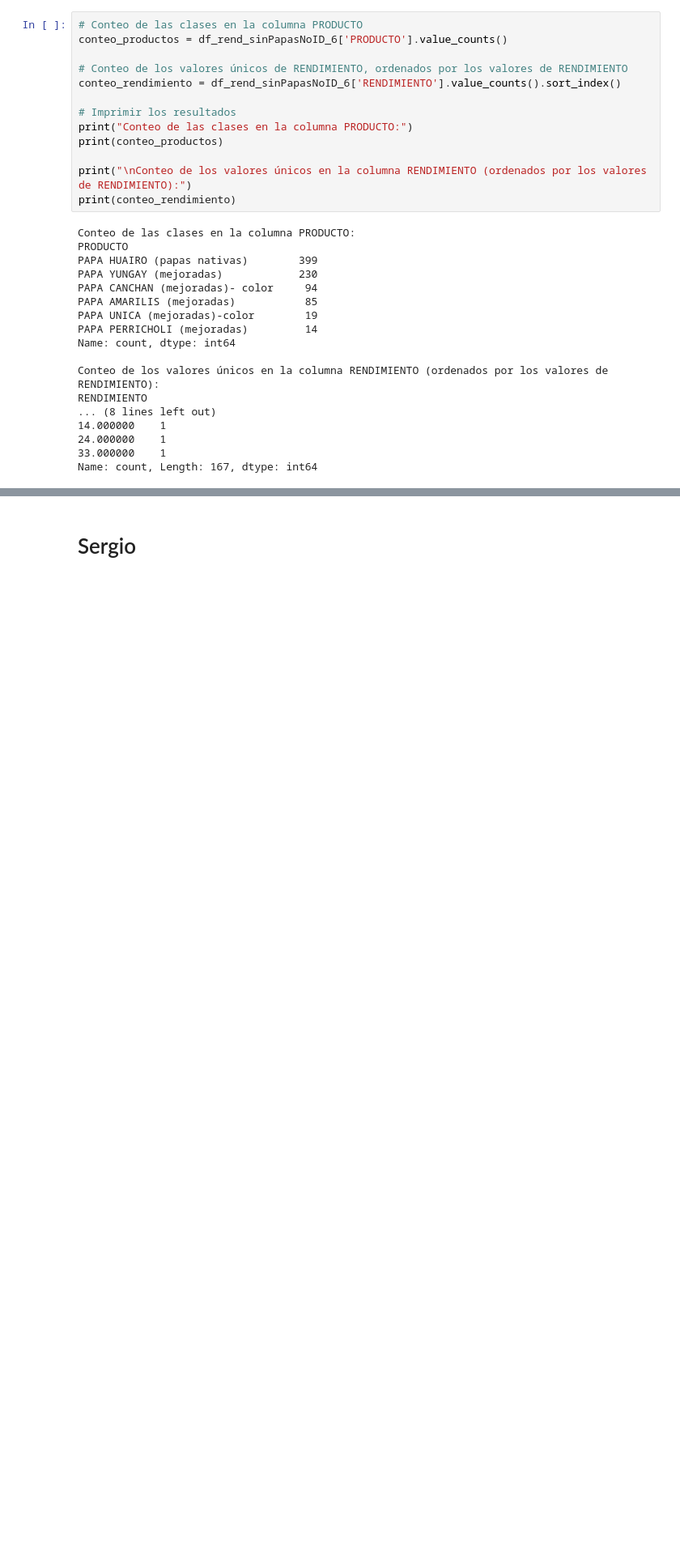
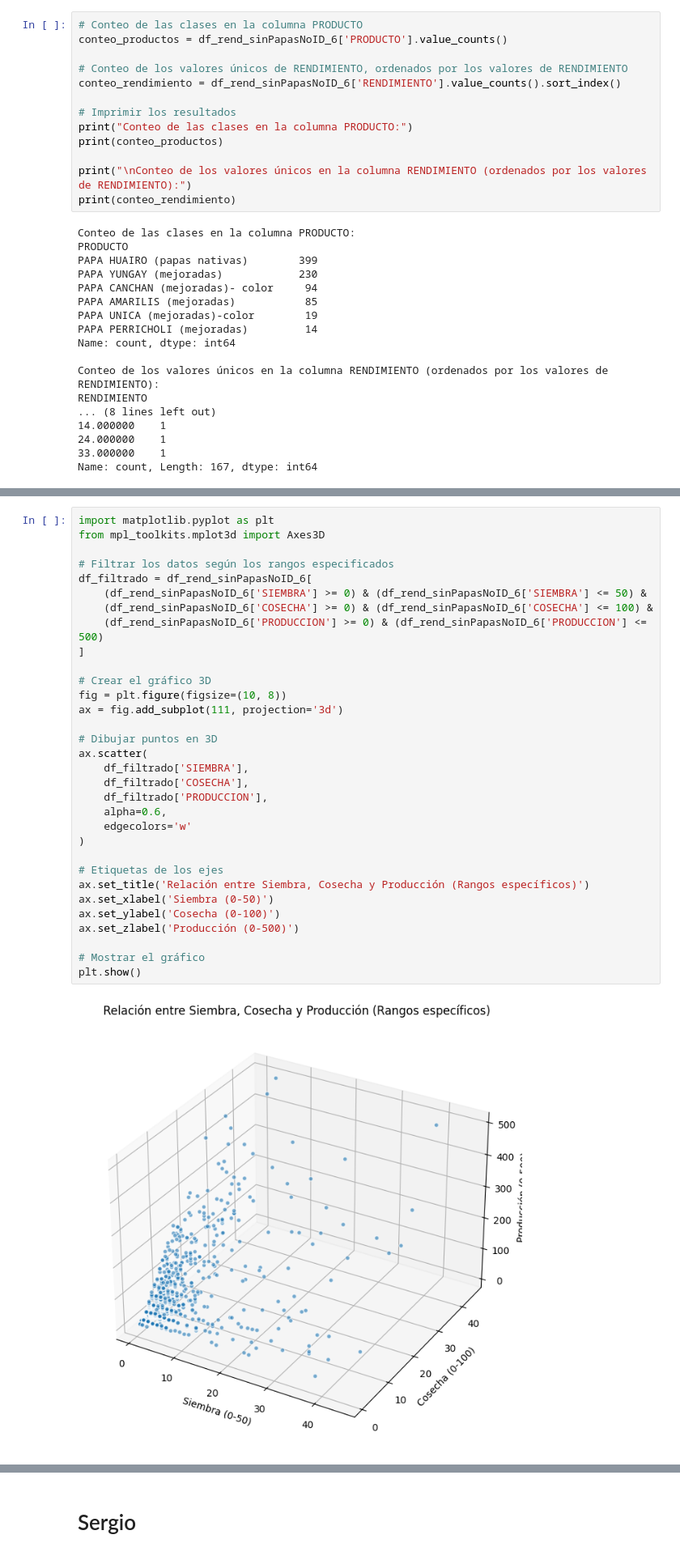
Before and after one commit to CIP-Hackaton/Arbues_CIP_notes, a Jupyter notebook: Rendimiento/Prueba.ipynb, the cells around one changed output, grey strips where cells are left out. Shown: that part at 81% size. Cells and saved outputs as stored; diff of their text form; blank space fills up the shorter version.

```diff
--- a/Rendimiento/Prueba.ipynb
+++ b/Rendimiento/Prueba.ipynb
@@ -184 +199,35 @@ Name: count, Length: 167, dtype: int64
+# %%
+import matplotlib.pyplot as plt
+from mpl_toolkits.mplot3d import Axes3D
+
+# Filtrar los datos según los rangos especificados
+df_filtrado = df_rend_sinPapasNoID_6[
+    (df_rend_sinPapasNoID_6['SIEMBRA'] >= 0) & (df_rend_sinPapasNoID_6['SIEMBRA'] <= 50) &
+    (df_rend_sinPapasNoID_6['COSECHA'] >= 0) & (df_rend_sinPapasNoID_6['COSECHA'] <= 100) &
+    (df_rend_sinPapasNoID_6['PRODUCCION'] >= 0) & (df_rend_sinPapasNoID_6['PRODUCCION'] <= 500)
+]
+
+# Crear el gráfico 3D
+fig = plt.figure(figsize=(10, 8))
+ax = fig.add_subplot(111, projection='3d')
+
+# Dibujar puntos en 3D
+ax.scatter(
+    df_filtrado['SIEMBRA'],
+    df_filtrado['COSECHA'],
+    df_filtrado['PRODUCCION'],
+    alpha=0.6,
+    edgecolors='w'
+)
+
+# Etiquetas de los ejes
+ax.set_title('Relación entre Siembra, Cosecha y Producción (Rangos específicos)')
+ax.set_xlabel('Siembra (0-50)')
+ax.set_ylabel('Cosecha (0-100)')
+ax.set_zlabel('Producción (0-500)')
+
+# Mostrar el gráfico
+plt.show()
+# %% [output]
+[figure, added]
 # %% [markdown]
```
Also changed, not shown: parts of 19 cells of this notebook, 4 other files.
